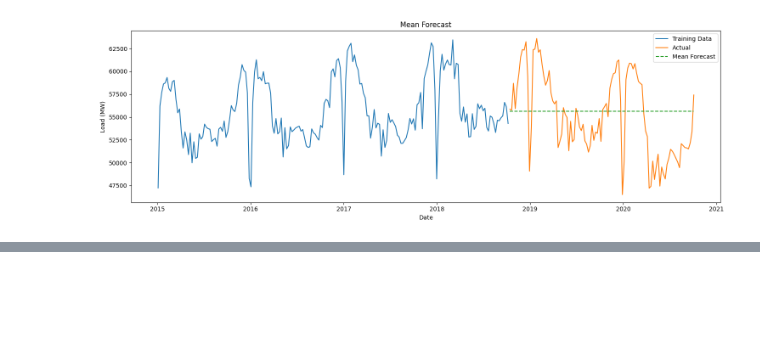
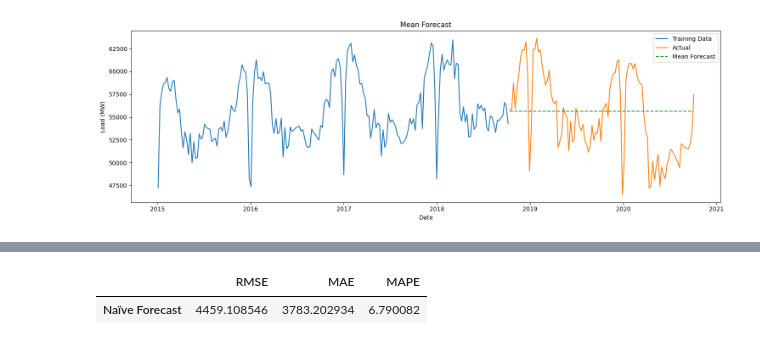
Before and after one commit to dekshinaudayan/german-electricity-demand-forecasting, a Jupyter notebook: notebooks/03_Benchmark_Models.ipynb, the cells around one changed output, grey strips where cells are left out. Drawn from its saved outputs; the diff is of its cells as text; code cells hidden in the pictures; blank space fills up the shorter version.

```diff
--- a/notebooks/03_Benchmark_Models.ipynb
+++ b/notebooks/03_Benchmark_Models.ipynb
@@ -245,0 +250,30 @@ plt.show()
+# %%
+# Obtain the last observed value from the training dataset
+
+last_value = train["load"].iloc[-1]
+
+# Generate the Naïve Forecast
+
+naive_forecast = np.repeat(
+    last_value,
+    forecast_horizon
+)
+
+# Evaluate forecast performance
+
+naive_metrics = evaluate_forecast(
+    test["load"],
+    naive_forecast
+)
+
+# Display evaluation metrics
+
+naive_results = pd.DataFrame(
+    [naive_metrics],
+    index=["Naïve Forecast"]
+)
+
+display(naive_results)
+# %% [output]
+|  | RMSE | MAE | MAPE |
+| Naïve Forecast | 4459.108546 | 3783.202934 | 6.790082 |
```
Also changed, not shown: parts of 6 cells of this notebook.
